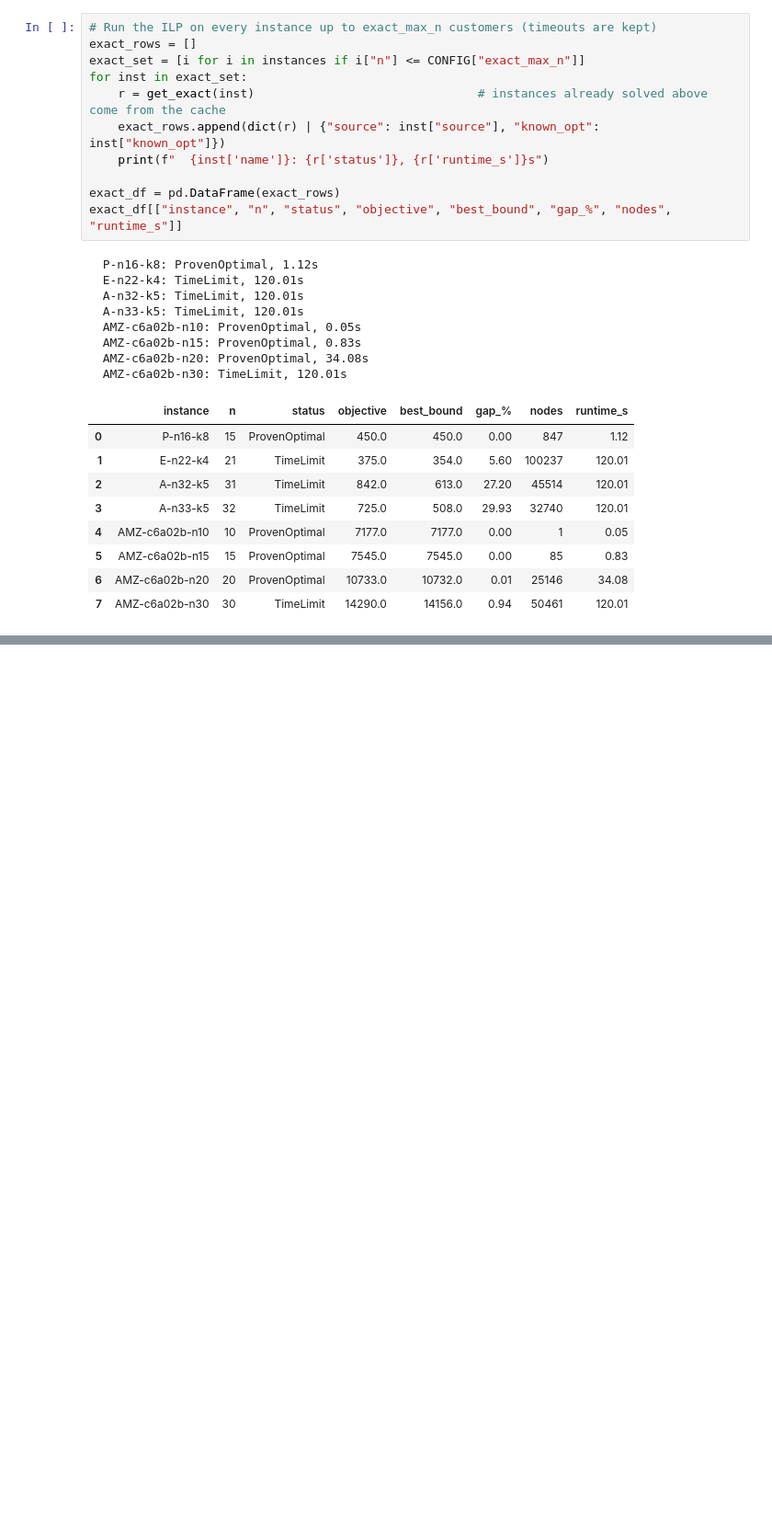
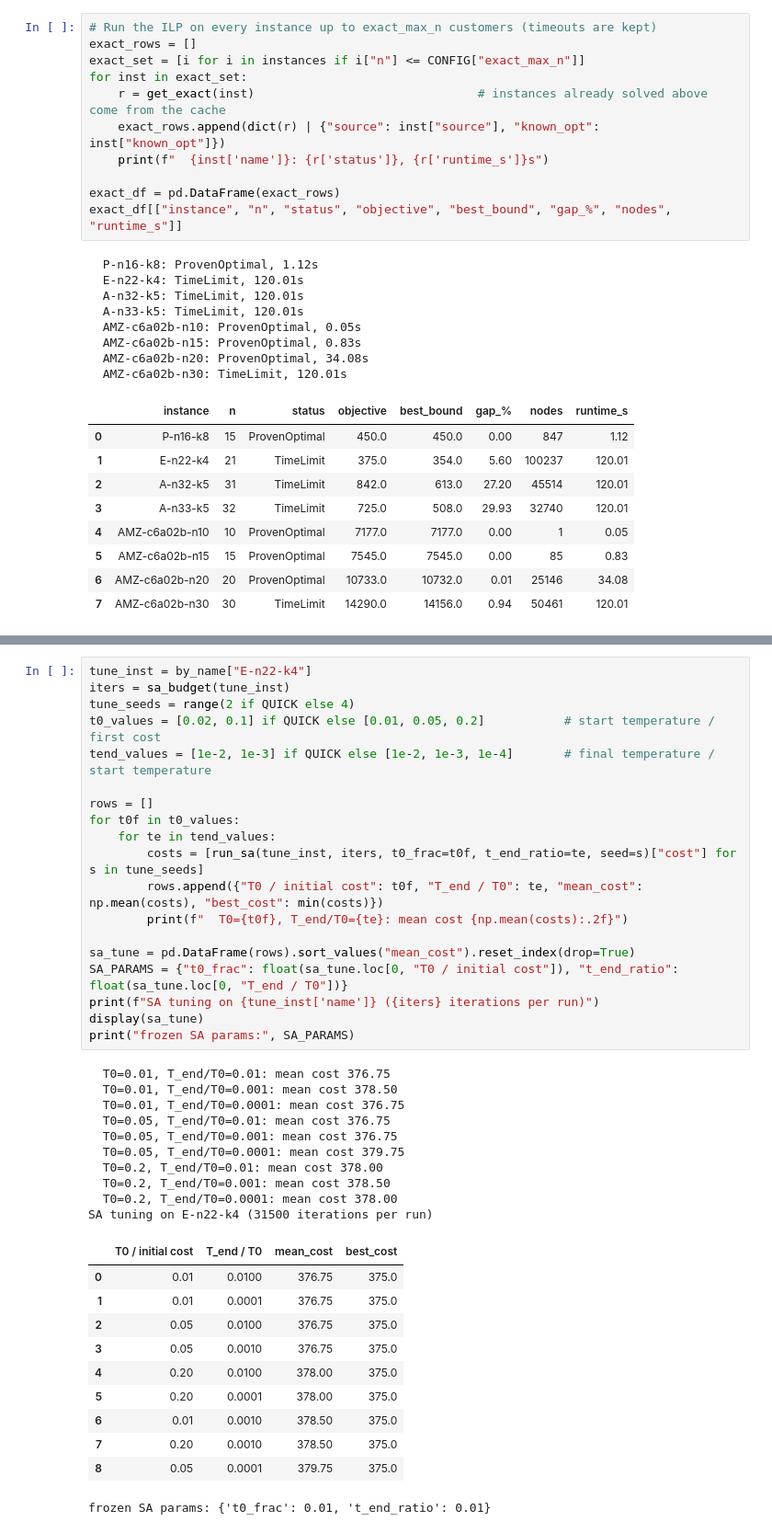
Before and after one commit to Ishara-Mee/IT-5082-OM-Assignment, a Jupyter notebook: IT-5082-OM- CVRP Optimization.ipynb, the cells around one changed output, grey strips where cells are left out. Shown at 92% size. Saved outputs shown, nothing was run; the diff lists cells and outputs as text; blank space fills up the shorter version.

```diff
--- a/IT-5082-OM- CVRP Optimization.ipynb
+++ b/IT-5082-OM- CVRP Optimization.ipynb
@@ -625,0 +808,41 @@ exact_df[["instance", "n", "status", "objective", "best_bound", "gap_%", "nodes"
+# %%
+tune_inst = by_name["E-n22-k4"]
+iters = sa_budget(tune_inst)
+tune_seeds = range(2 if QUICK else 4)
+t0_values = [0.02, 0.1] if QUICK else [0.01, 0.05, 0.2]           # start temperature / first cost
+tend_values = [1e-2, 1e-3] if QUICK else [1e-2, 1e-3, 1e-4]       # final temperature / start temperature
+
+rows = []
+for t0f in t0_values:
+    for te in tend_values:
+        costs = [run_sa(tune_inst, iters, t0_frac=t0f, t_end_ratio=te, seed=s)["cost"] for s in tune_seeds]
+        rows.append({"T0 / initial cost": t0f, "T_end / T0": te, "mean_cost": np.mean(costs), "best_cost": min(costs)})
+        print(f"  T0={t0f}, T_end/T0={te}: mean cost {np.mean(costs):.2f}")
+
+sa_tune = pd.DataFrame(rows).sort_values("mean_cost").reset_index(drop=True)
+SA_PARAMS = {"t0_frac": float(sa_tune.loc[0, "T0 / initial cost"]), "t_end_ratio": float(sa_tune.loc[0, "T_end / T0"])}
+print(f"SA tuning on {tune_inst['name']} ({iters} iterations per run)")
+display(sa_tune)
+print("frozen SA params:", SA_PARAMS)
+# %% [output]
+  T0=0.01, T_end/T0=0.01: mean cost 376.75
+  T0=0.01, T_end/T0=0.001: mean cost 378.50
+  T0=0.01, T_end/T0=0.0001: mean cost 376.75
+  T0=0.05, T_end/T0=0.01: mean cost 376.75
+  T0=0.05, T_end/T0=0.001: mean cost 376.75
+  T0=0.05, T_end/T0=0.0001: mean cost 379.75
+  T0=0.2, T_end/T0=0.01: mean cost 378.00
+  T0=0.2, T_end/T0=0.001: mean cost 378.50
+  T0=0.2, T_end/T0=0.0001: mean cost 378.00
+SA tuning on E-n22-k4 (31500 iterations per run)
+|  | T0 / initial cost | T_end / T0 | mean_cost | best_cost |
+| 0 | 0.01 | 0.0100 | 376.75 | 375.0 |
+| 1 | 0.01 | 0.0001 | 376.75 | 375.0 |
+| 2 | 0.05 | 0.0100 | 376.75 | 375.0 |
+| 3 | 0.05 | 0.0010 | 376.75 | 375.0 |
+| 4 | 0.20 | 0.0100 | 378.00 | 375.0 |
+| 5 | 0.20 | 0.0001 | 378.00 | 375.0 |
+| 6 | 0.01 | 0.0010 | 378.50 | 375.0 |
+| 7 | 0.20 | 0.0010 | 378.50 | 375.0 |
+| 8 | 0.05 | 0.0001 | 379.75 | 375.0 |
+frozen SA params: {'t0_frac': 0.01, 't_end_ratio': 0.01}
```
Also changed, not shown: parts of 9 cells of this notebook, 1 other file.
